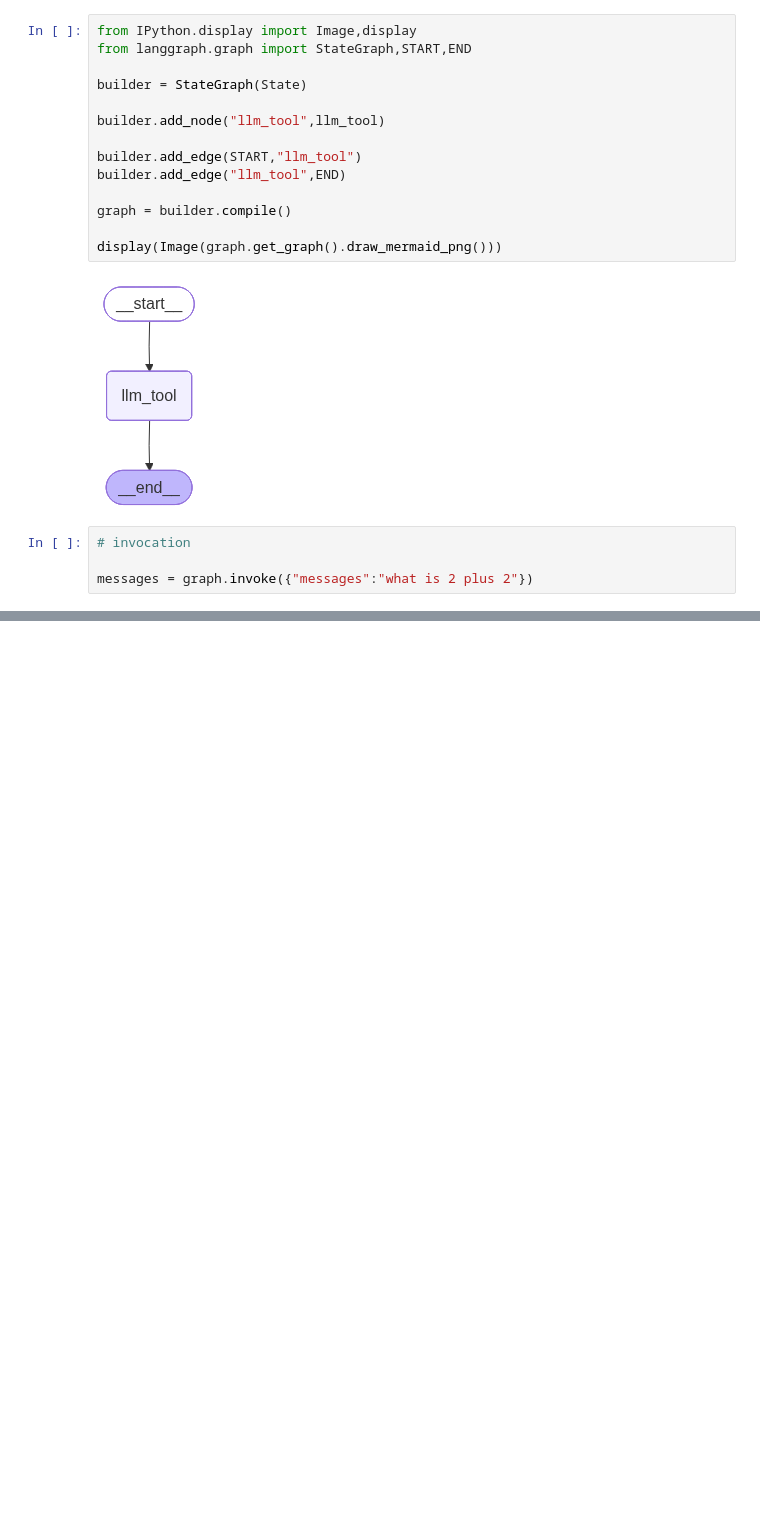
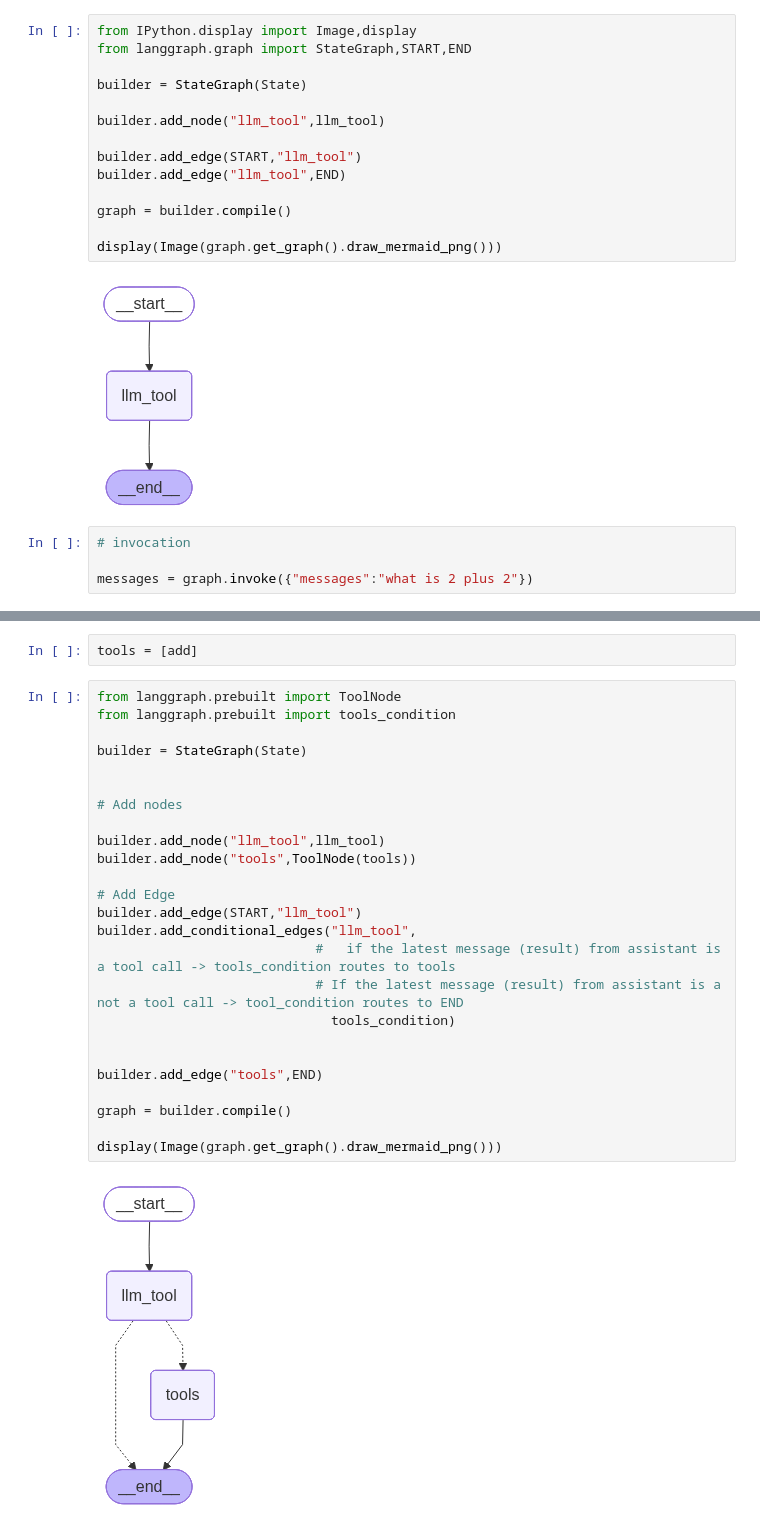
Before and after one commit to HarshitKamriya/RAG_LEARNING_WITH_LANGGRAPH, a Jupyter notebook: 1-Langgraph Basics/5-ChainsLangGraph.ipynb, the cells around one changed output, grey strips where cells are left out. Drawn from its saved outputs; the diff is of its cells as text; blank space fills up the shorter version.

```diff
--- a/1-Langgraph Basics/5-ChainsLangGraph.ipynb
+++ b/1-Langgraph Basics/5-ChainsLangGraph.ipynb
@@ -210,3 +210,32 @@ Tool Calls:
   Args:
     a: 2
     b: 2
+# %%
+tools = [add]
+# %%
+from langgraph.prebuilt import ToolNode
+from langgraph.prebuilt import tools_condition
+
+builder = StateGraph(State)
+
+
+# Add nodes
+
+builder.add_node("llm_tool",llm_tool)
+builder.add_node("tools",ToolNode(tools))
+
+# Add Edge
+builder.add_edge(START,"llm_tool")
+builder.add_conditional_edges("llm_tool",
+                            #   if the latest message (result) from assistant is a tool call -> tools_condition routes to tools
+                            # If the latest message (result) from assistant is a not a tool call -> tool_condition routes to END
+                              tools_condition)
+
+
+builder.add_edge("tools",END)
+
+graph = builder.compile()
+
+display(Image(graph.get_graph().draw_mermaid_png()))
+# %% [output]
+[figure, added]
```
Also changed, not shown: parts of 7 cells of this notebook.
